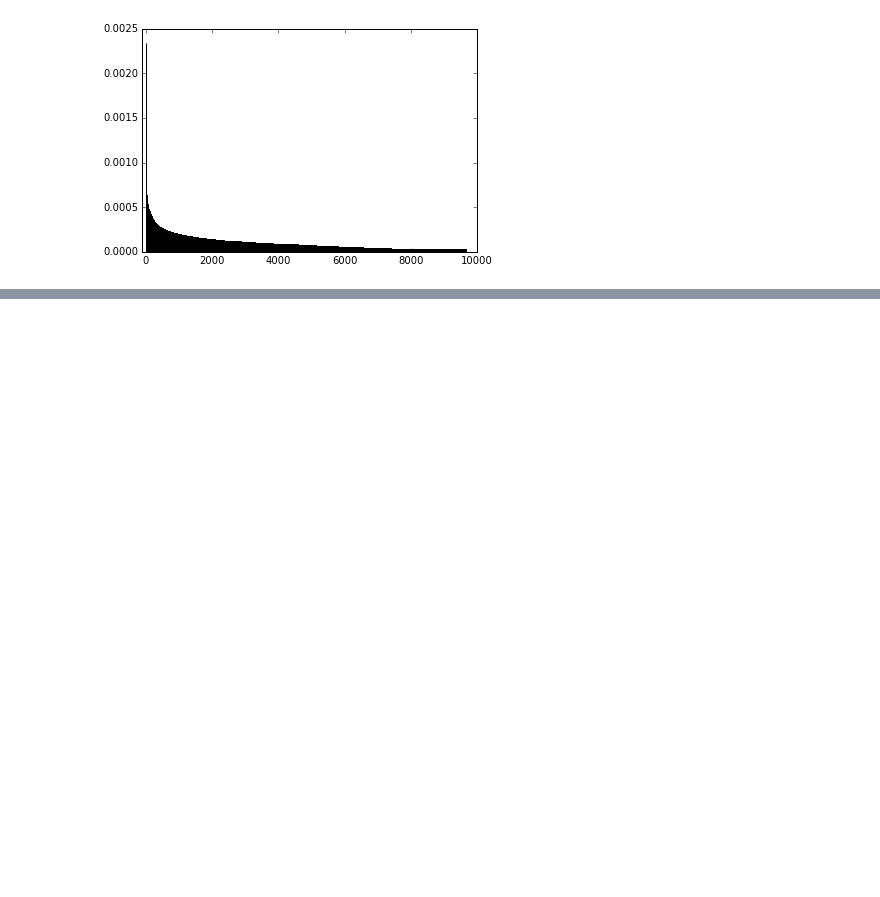
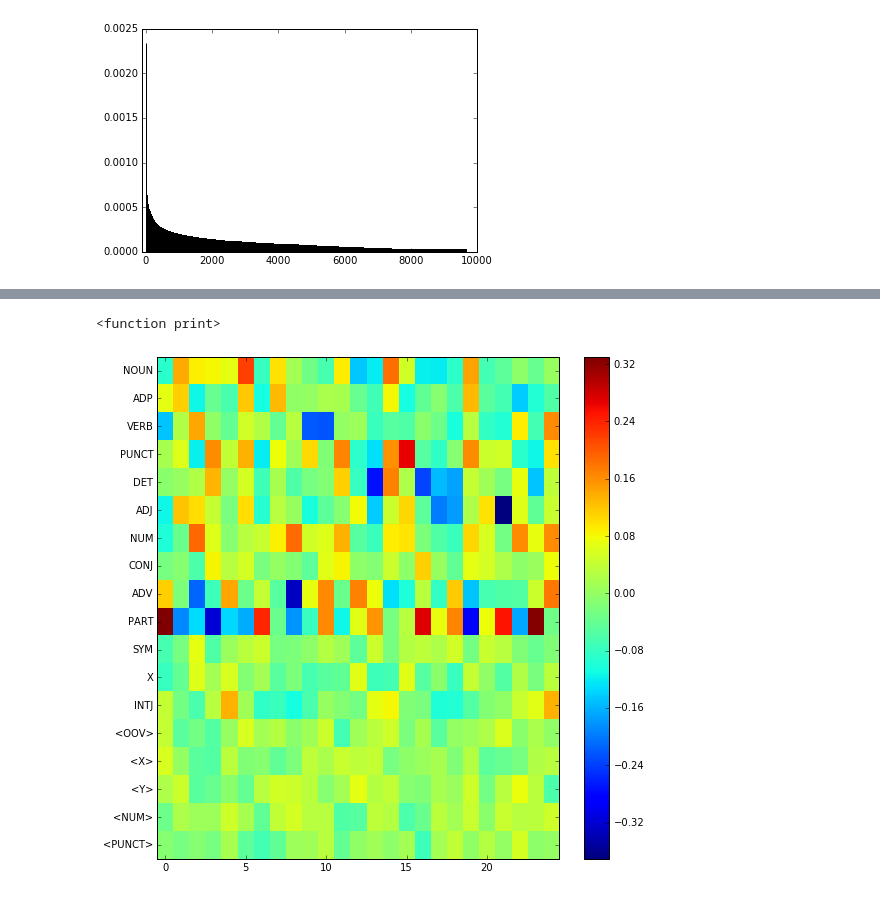
Before and after one commit to teffland/Relation-Extraction, a Jupyter notebook: RelEmbed Supervised with wikipretrain.ipynb, the cells around one changed output, grey strips where cells are left out. Cells and saved outputs as stored; diff of their text form; code cells hidden in the pictures; blank space fills up the shorter version.

```diff
--- a/RelEmbed Supervised with wikipretrain.ipynb
+++ b/RelEmbed Supervised with wikipretrain.ipynb
@@ -284,0 +435,11 @@ plt.xlim(-100,10000)
+# %%
+embeds = drnn._pos_embeddings.eval()
+fig, ax = plt.subplots(1,1, figsize=(9,9))
+im = ax.imshow(embeds, aspect='auto', interpolation='nearest')
+plt.colorbar(im)
+ax.set_yticklabels(DH._pos_vocab)
+ax.set_yticks(range(len(DH._pos_vocab)))
+print
+# %% [output]
+<function print>
+[figure, added]
```
Also changed, not shown: parts of 15 cells of this notebook, 4 other files.
